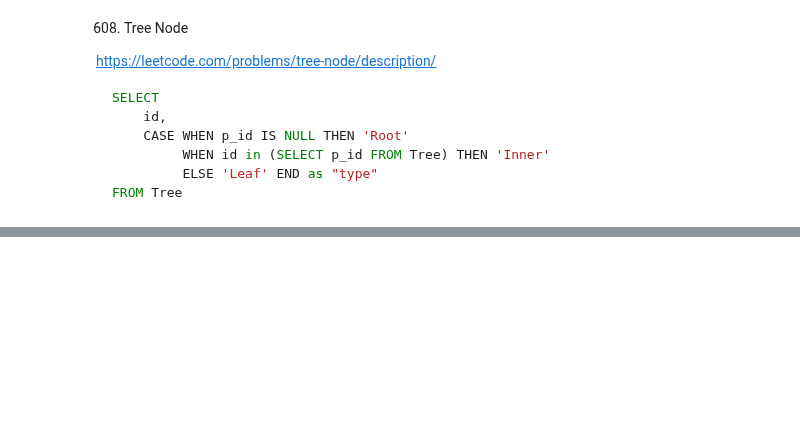
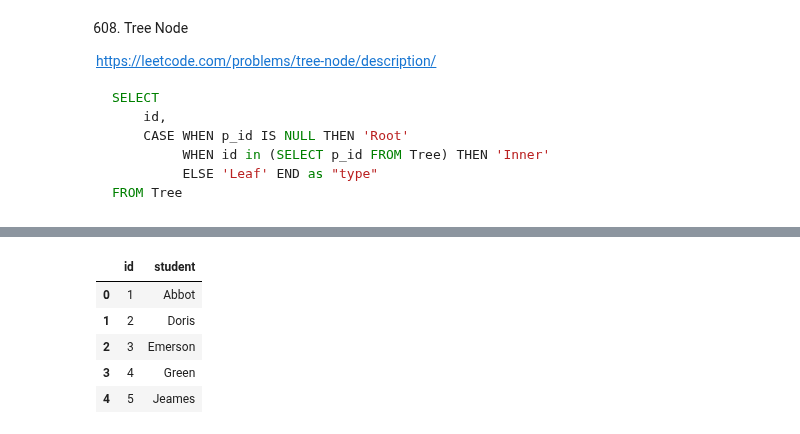
Before and after one commit to aleks-haksly/leetcode, a Jupyter notebook: pandas/pandas_medium.ipynb, the cells around one changed output, grey strips where cells are left out. Cells and saved outputs as stored; diff of their text form; code cells hidden in the pictures; blank space fills up the shorter version.

```diff
--- a/pandas/pandas_medium.ipynb
+++ b/pandas/pandas_medium.ipynb
@@ -258,0 +274,9 @@ def tree_node(tree: pd.DataFrame) -> pd.DataFrame:
+# %%
+seat
+# %% [output]
+|  | id | student |
+| 0 | 1 | Abbot |
+| 1 | 2 | Doris |
+| 2 | 3 | Emerson |
+| 3 | 4 | Green |
+| 4 | 5 | Jeames |
```
Also changed, not shown: parts of 4 cells of this notebook.
